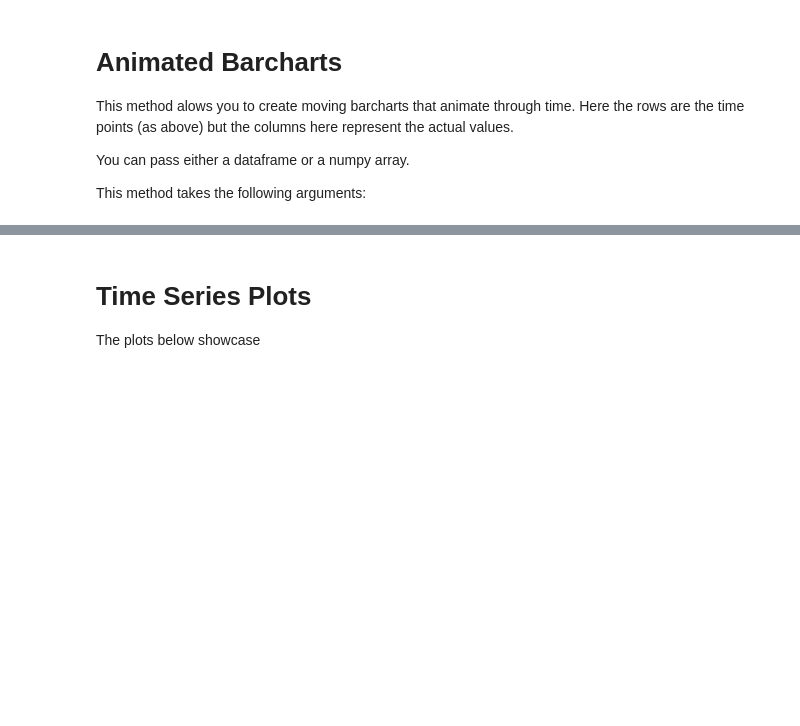
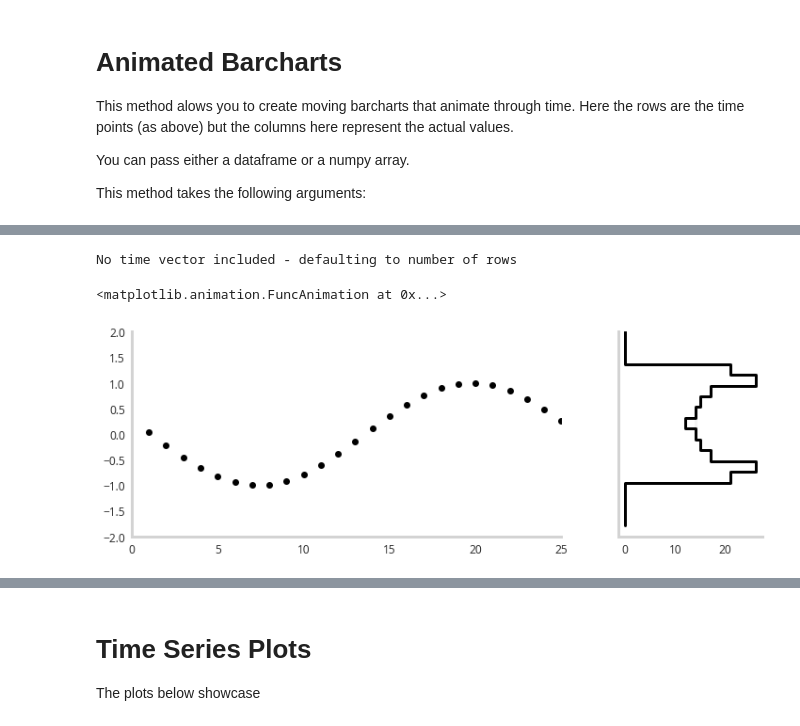
Before and after one commit to NicholasARossi/Easing-Animations-with-Python, a Jupyter notebook: animation_playground.ipynb, the cells around one changed output, grey strips where cells are left out. Saved outputs shown, nothing was run; the diff lists cells and outputs as text; code cells hidden in the pictures; blank space fills up the shorter version.

Commit message:
ergodic plots deployment ready

```diff
--- a/animation_playground.ipynb
+++ b/animation_playground.ipynb
@@ -122,0 +108,9 @@ ax[0].plot(data[:starting_pos])
+# %%
+# simple sin wave plot: a simple sine wave without interpolation
+data = np.sin(np.linspace(0,np.pi*16,200))
+
+easing.Eased(data).timeseries_animation(starting_pos = 25,speed=10,norm_hist=False)
+# %% [output]
+No time vector included - defaulting to number of rows
+<matplotlib.animation.FuncAnimation at 0x...>
+[figure, added]
```
Also changed, not shown: parts of 11 cells of this notebook, 1 other file.
